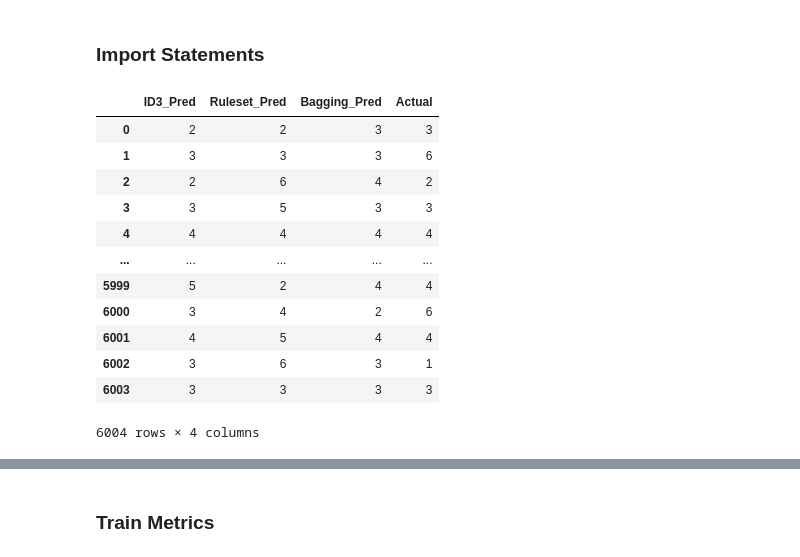
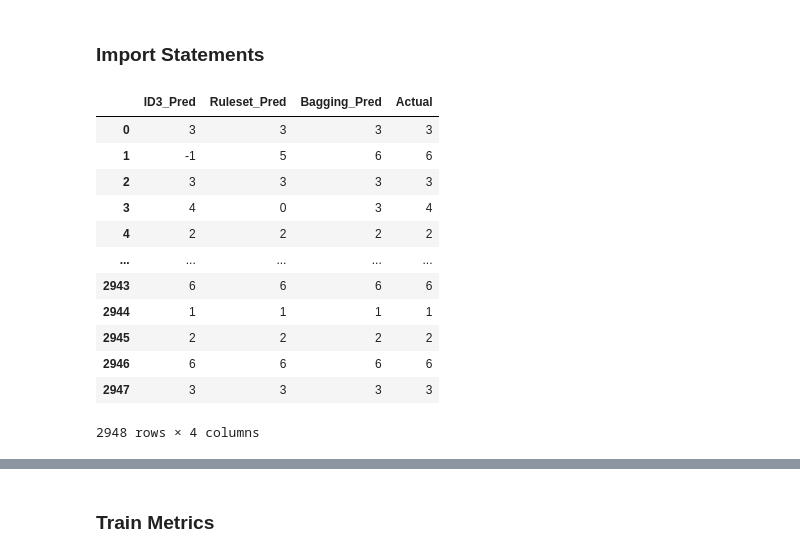
Before and after one commit to damaral31/MCTS_and_DecisionTree_for_ConnectFourGame, a Jupyter notebook: notebooks/analize_decision_tree.ipynb, the cells around one changed output, grey strips where cells are left out. Cells and saved outputs as stored; diff of their text form; code cells hidden in the pictures.

```diff
--- a/notebooks/analize_decision_tree.ipynb
+++ b/notebooks/analize_decision_tree.ipynb
@@ -20,23 +20,23 @@ from DecisionTree.Ruleset import Ruleset
 from DecisionTree.Bootstrap_Aggregating import Bagging
 # %%
 
-file_path = os.path.join(p, 'datasets', 'paulo_decision_tree_data_AI_VS_AI.csv')
+file_path = os.path.join(p, 'datasets', 'decision_tree_data_AI_VS_AI.csv')
 data = pd.read_csv(file_path, delimiter=';')
 data
 # %% [output]
 |  | ID3_Pred | Ruleset_Pred | Bagging_Pred | Actual |
-| 0 | 2 | 2 | 3 | 3 |
-| 1 | 3 | 3 | 3 | 6 |
-| 2 | 2 | 6 | 4 | 2 |
-| 3 | 3 | 5 | 3 | 3 |
-| 4 | 4 | 4 | 4 | 4 |
+| 0 | 3 | 3 | 3 | 3 |
+| 1 | -1 | 5 | 6 | 6 |
+| 2 | 3 | 3 | 3 | 3 |
+| 3 | 4 | 0 | 3 | 4 |
+| 4 | 2 | 2 | 2 | 2 |
 | ... | ... | ... | ... | ... |
-| 5999 | 5 | 2 | 4 | 4 |
-| 6000 | 3 | 4 | 2 | 6 |
-| 6001 | 4 | 5 | 4 | 4 |
-| 6002 | 3 | 6 | 3 | 1 |
-| 6003 | 3 | 3 | 3 | 3 |
+| 2943 | 6 | 6 | 6 | 6 |
+| 2944 | 1 | 1 | 1 | 1 |
+| 2945 | 2 | 2 | 2 | 2 |
+| 2946 | 6 | 6 | 6 | 6 |
+| 2947 | 3 | 3 | 3 | 3 |
-6004 rows × 4 columns
+2948 rows × 4 columns
 # %%
 def generate_metrics(y_pred, y_true):
     """
```
Also changed, not shown: parts of 3 cells of this notebook, 16 other files.
